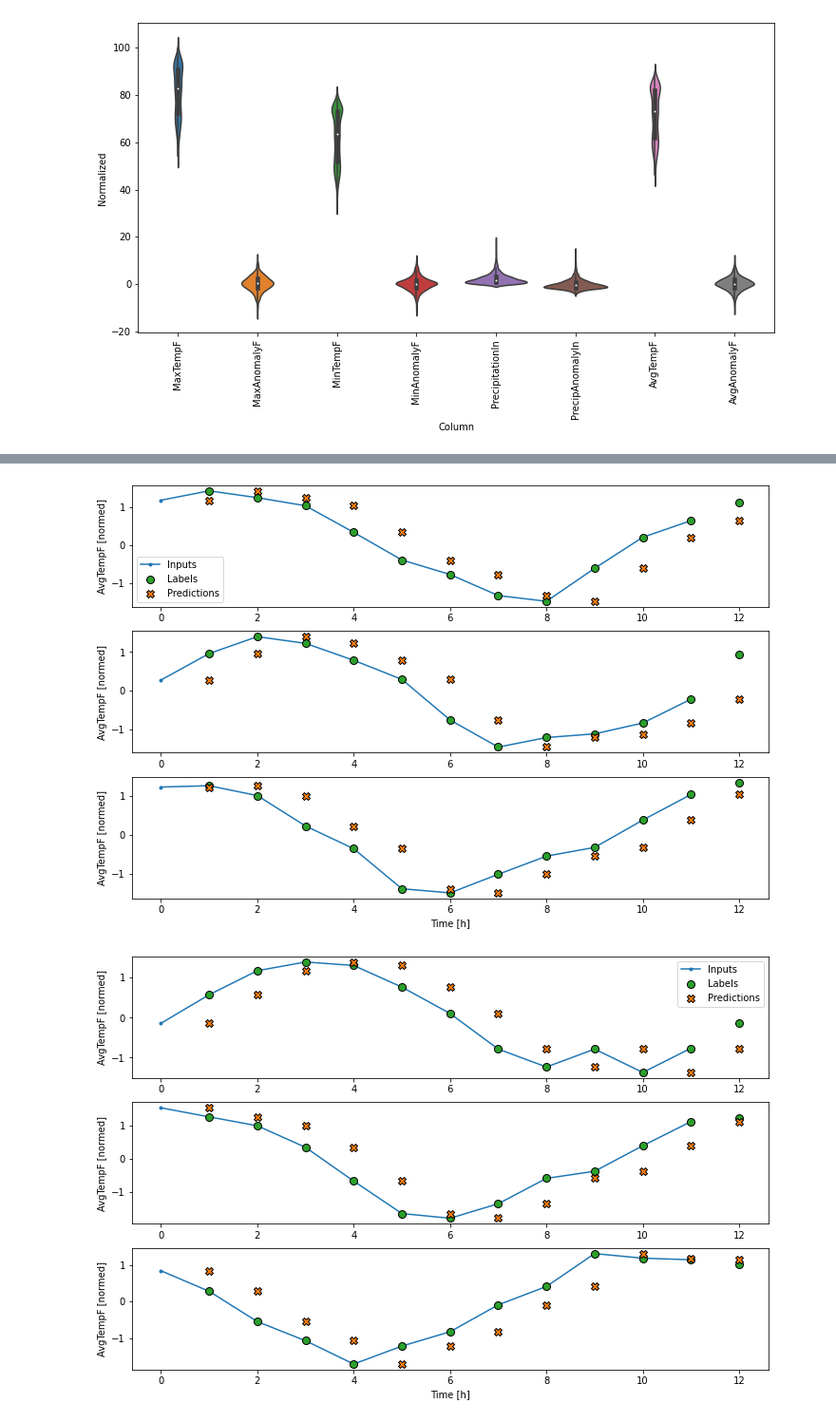
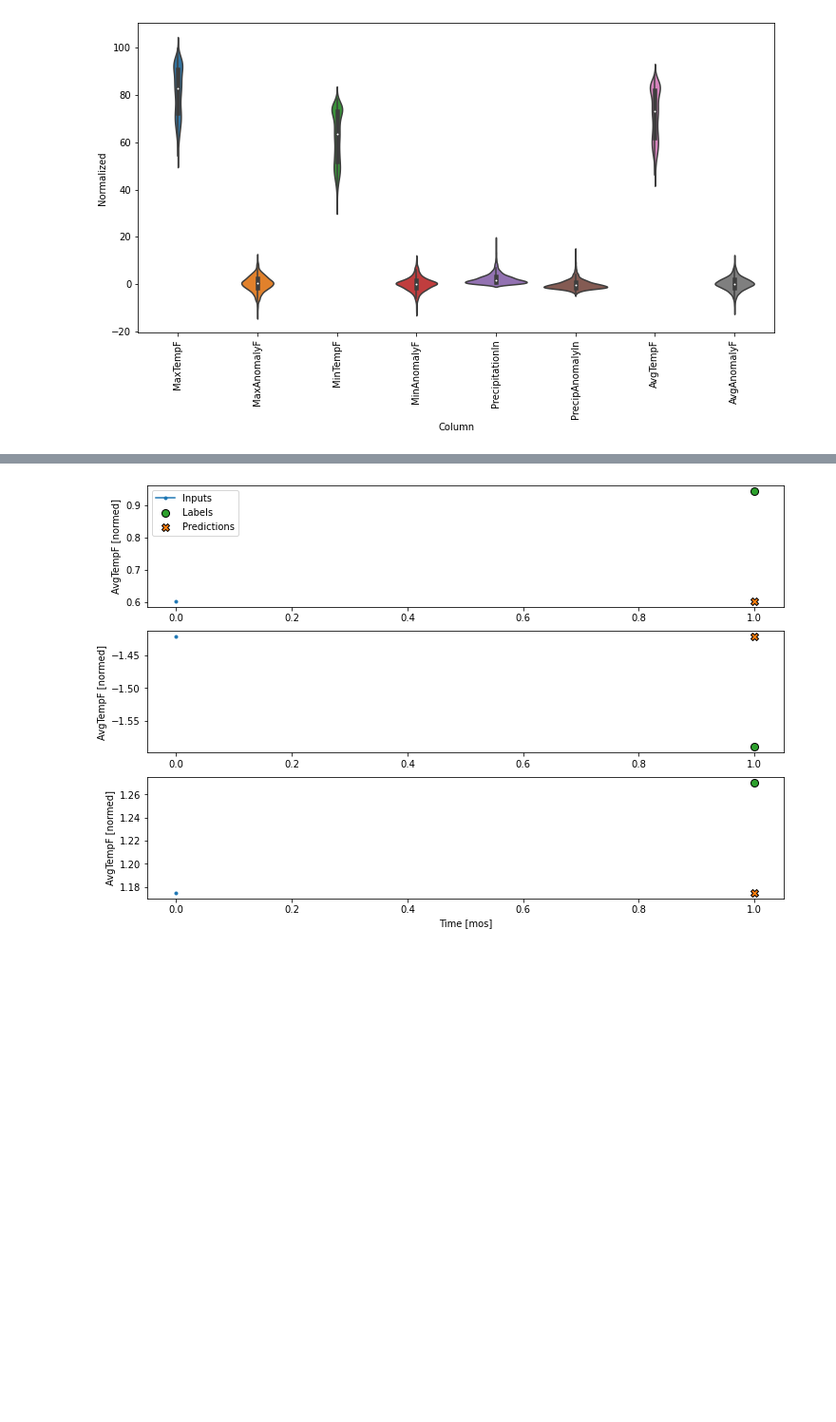
Before and after one commit to carlystanton/tempPrediction, a Jupyter notebook: TempPredTest.ipynb, the cells around one changed output, grey strips where cells are left out. Shown at 95% size. Drawn from its saved outputs; the diff is of its cells as text; code cells hidden in the pictures; blank space fills up the shorter version.

```diff
--- a/TempPredTest.ipynb
+++ b/TempPredTest.ipynb
@@ -15,10 +15,10 @@ from sklearn.metrics import mean_squared_error
 from sklearn.metrics import r2_score
 from math import sqrt
 # %%
-MAX_EPOCHS = 50
+MAX_EPOCHS = 30
 
 def buildDataframe(countyString):
-    #load data, renames columns, converts timestamps to datetime, & sets datetime as index
+    #load data, renames columns, converts timestamps to datetime, sets datetime as index, & concatenates datasets
     dfMax = pd.read_csv(countyString+"-tmax-all-10-1895-2021.csv", parse_dates=True,skiprows=4)
     dfMax['Date'] = pd.to_datetime(dfMax['Date'], yearfirst = True, format = "%Y%m")
     dfMax = dfMax.rename(columns={dfMax.columns[1]:'MaxTempF'})
@@ -51,12 +51,14 @@ def buildDataframe(countyString):
     return df
 
 def split_normalizeData(df):
+    #splits data into training (70%), validation (20%), & test (10%), then normalizes all
     column_indices = {name: i for i, name in enumerate(df.columns)}
     n = len(df)
     train_df = df[0:int(n*0.7)]
     val_df = df[int(n*0.7):int(n*0.9)]
     test_df = df[int(n*0.9):]
     num_features = df.shape[1]
+    #normalizes using training data only so models don't have access to validation & test data
     train_mean = train_df.mean()
     train_std = train_df.std()
     train_df = (train_df - train_mean) / train_std
@@ -64,9 +66,7 @@ def split_normalizeData(df):
     test_df = (test_df - train_mean) / train_std
     return train_df, val_df, test_df
 
-def compile_and_fit(model, window, patience=2):
-    #early_stopping = tf.keras.callbacks.EarlyStopping(monitor='val_loss', patience=patience, mode='min')
-
+def compile_and_fit(model, window):
     model.compile(loss=tf.losses.MeanSquaredError(), optimizer=tf.optimizers.Adam(),
                 metrics=[tf.metrics.MeanAbsoluteError()])
 
@@ -146,7 +146,7 @@ class WindowGenerator():
             plt.scatter(self.label_indices, predictions[n, :, label_col_index], marker='X', edgecolors='k', label='Predictions', c='#ff7f0e', s=64)
         if n == 0:
             plt.legend()
-    plt.xlabel('Time [h]')
+    plt.xlabel('Time [mos]')
 
   def make_dataset(self, data):
     data = np.array(data, dtype=np.float32)
@@ -189,10 +189,12 @@ class Baseline(tf.keras.Model):
     result = inputs[:, :, self.label_index]
     return result[:, :, tf.newaxis]
 # %%
+#loads data & splits datasets for Wayne County (Detroit, MI), Cook County (Chicago, IL), & Nueces County
 dfWayne = buildDataframe('MI-163')
 dfCook = buildDataframe('IL-031')
 dfNueces = buildDataframe('TX-355')
 train_Wayne, val_Wayne, test_Wayne = split_normalizeData(dfWayne)
 train_Cook, val_Cook, test_Cook = split_normalizeData(dfCook)
 train_Nueces, val_Nueces, test_Nueces = split_normalizeData(dfNueces)
+column_indices = {name: i for i, name in enumerate(dfWayne.columns)}
 # %%
@@ -248,14 +253,14 @@ n_5y = WindowGenerator(input_width=60, label_width=60, shift=1, train_df=train_N
                      test_df=test_Nueces, label_columns=['AvgTempF'])
 # %%
+#baseline average temperature prediction, assumes the next month's average temp will be the same as the current
+#acceptable models must outperform the baseline
 baseline = Baseline(label_index=column_indices['AvgTempF'])
 
 baseline.compile(loss=tf.losses.MeanSquaredError(),
                  metrics=[tf.metrics.MeanAbsoluteError()])
-
 val_performance = {}
 performance = {}
 val_performance['Baseline'] = baseline.evaluate(w_1m.val)
 performance['Baseline'] = baseline.evaluate(w_1m.test, verbose=0)
-w_1y.plot(baseline)
-c_1y.plot(baseline)
+w_1m.plot(baseline)
 # %% [output]
@@ -263,3 +268,2 @@ c_1y.plot(baseline)
-[figure, old version]
+[figure, new version]
-[figure, removed]
 # %%
```
Also changed, not shown: parts of 14 cells of this notebook.
